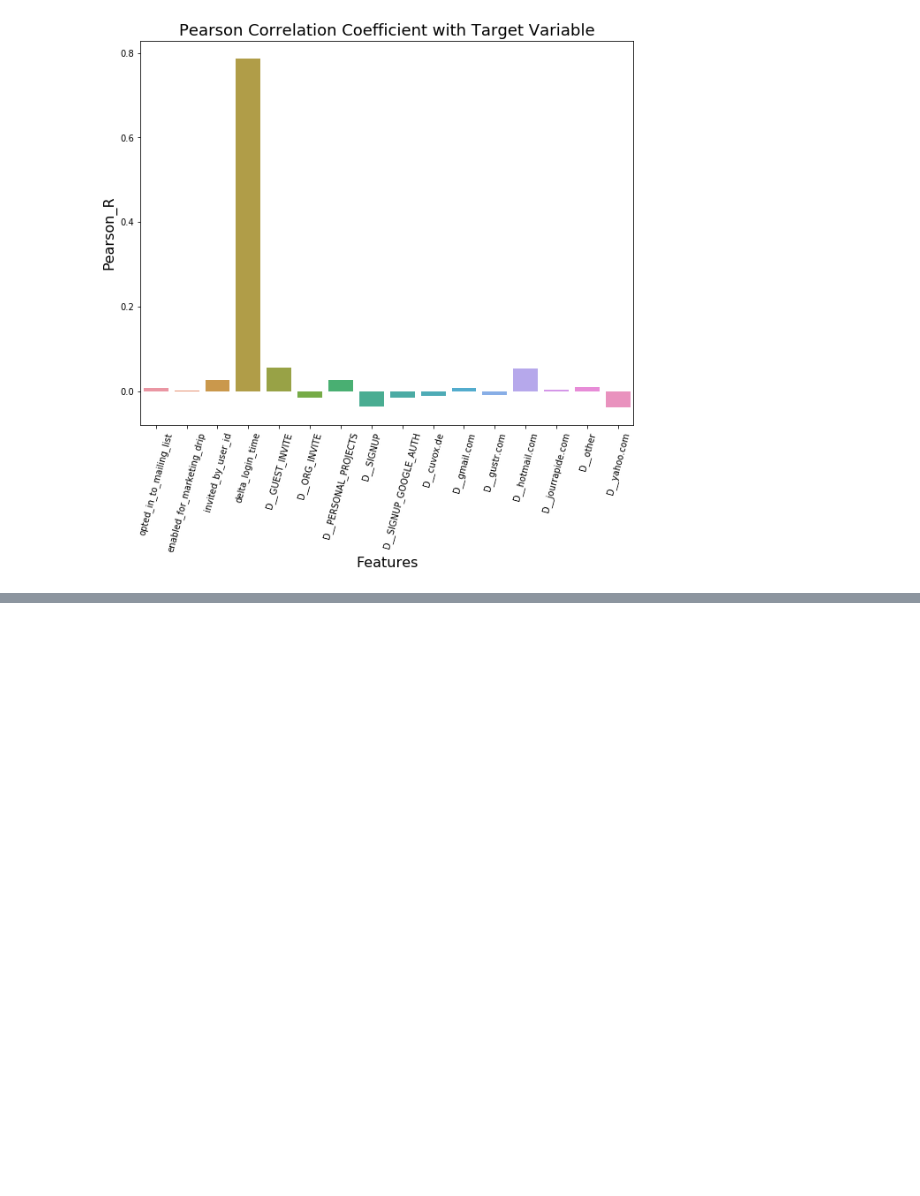
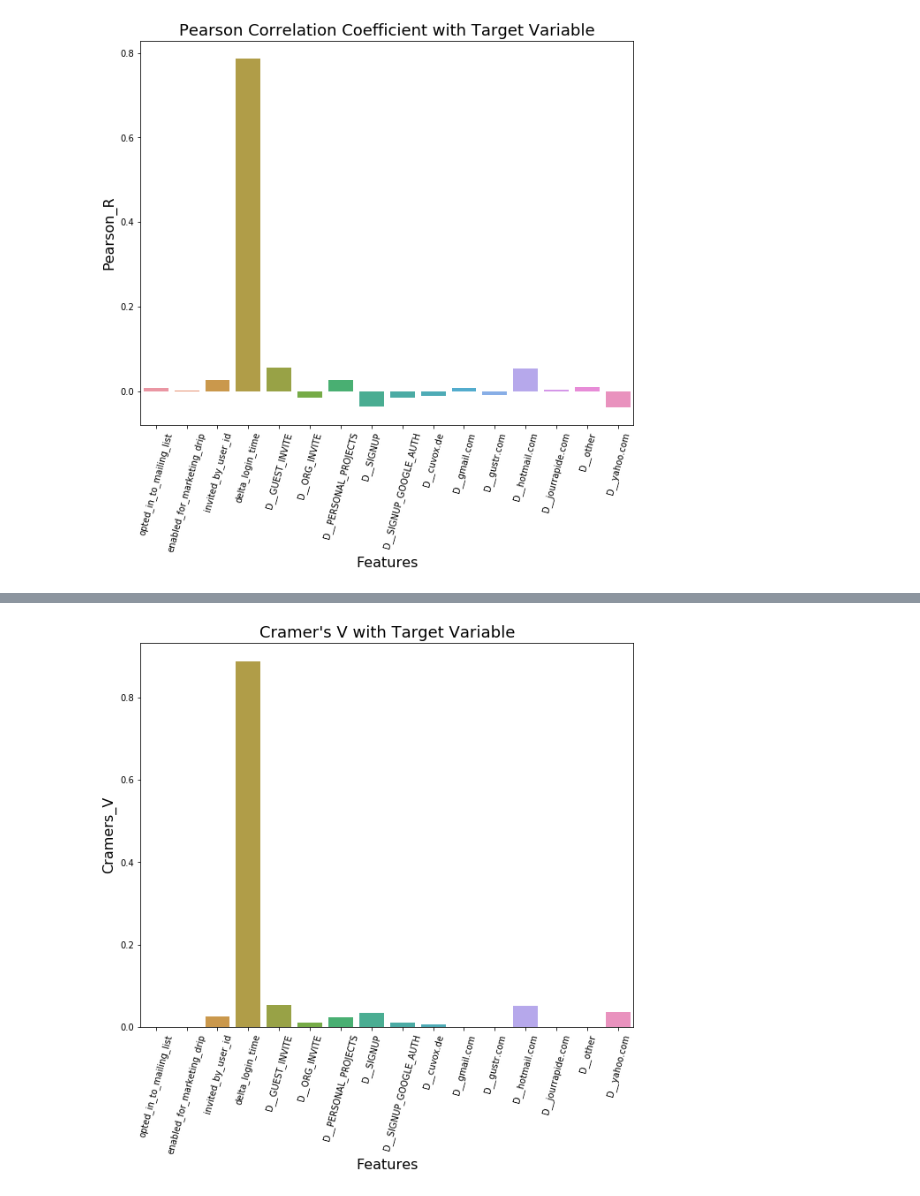
Before and after one commit to danfeldman90/Springboard-projects, a Jupyter notebook: Relax_Challenge/Relax_Challenge.ipynb, the cells around one changed output, grey strips where cells are left out. Drawn from its saved outputs; the diff is of its cells as text; code cells hidden in the pictures; blank space fills up the shorter version.

Commit message:
Added Cramer's V and Correlation Ratio Analysis.

```diff
--- a/Relax_Challenge/Relax_Challenge.ipynb
+++ b/Relax_Challenge/Relax_Challenge.ipynb
@@ -325,0 +324,22 @@ Given the time constraints of this challenge, and the recommendation of only spe
+# %%
+import scipy.stats as st
+
+def cramers_v(x, y):
+
+    confusion_matrix = pd.crosstab(x,y)
+    chi2 = st.chi2_contingency(confusion_matrix)[0]
+    n = confusion_matrix.sum().sum()
+    phi2 = chi2 / n
+    r,k = confusion_matrix.shape
+    phi2corr = max(0, phi2 - ((k-1)*(r-1)) / (n-1))
+    rcorr = r - ((r-1)**2) / (n-1)
+    kcorr = k - ((k-1)**2) / (n-1)
+
+    return np.sqrt(phi2corr/min((kcorr-1), (rcorr-1)))
+# %%
+cr_vals = np.zeros(len(corr_df.Feature.values))
+#p_vals = r_vals.copy()
+
+for i, feature in enumerate(corr_df.Feature.values):
+    cr_vals[i] = cramers_v(X[feature].values, y)
+corr_df['cramer_vals'] = cr_vals
@@ -325,0 +366,10 @@ Given the time constraints of this challenge, and the recommendation of only spe
+# %%
+fig, axes = plt.subplots(figsize=(10,8))
+sns.barplot(x='Feature', y='cramer_vals', data=corr_df)
+_ = axes.set_title("Cramer's V with Target Variable", fontsize=18)
+_ = axes.set_xlabel('Features', fontsize=16)
+_ = axes.set_ylabel('Cramers_V', fontsize=16)
+plt.xticks(rotation=75)
+plt.show()
+# %% [output]
+[figure, added]
```
Also changed, not shown: parts of 9 cells of this notebook, 2 other files.
